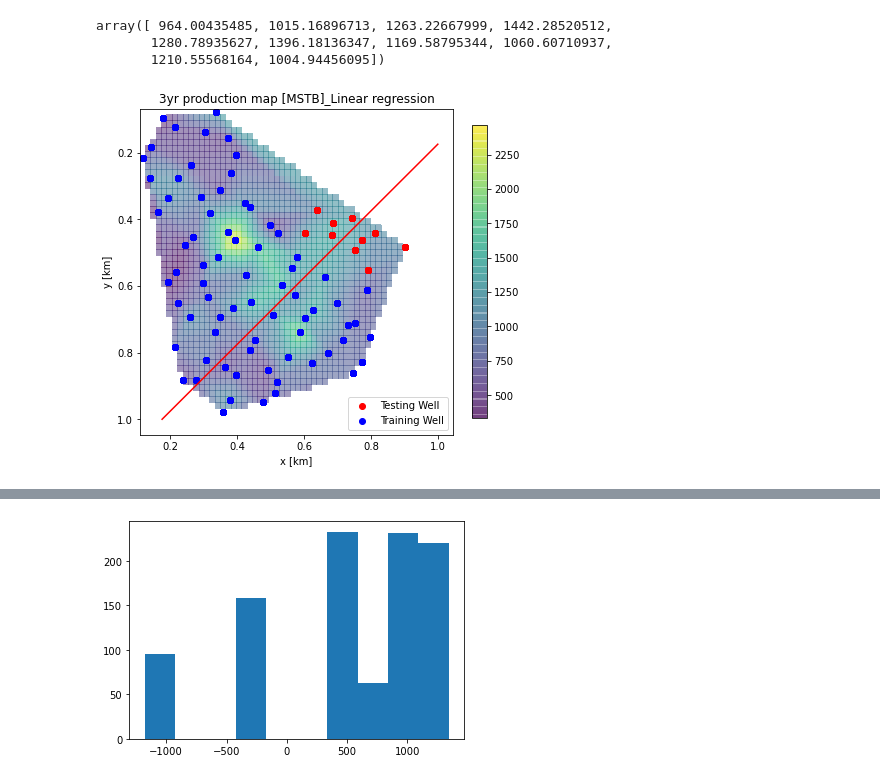
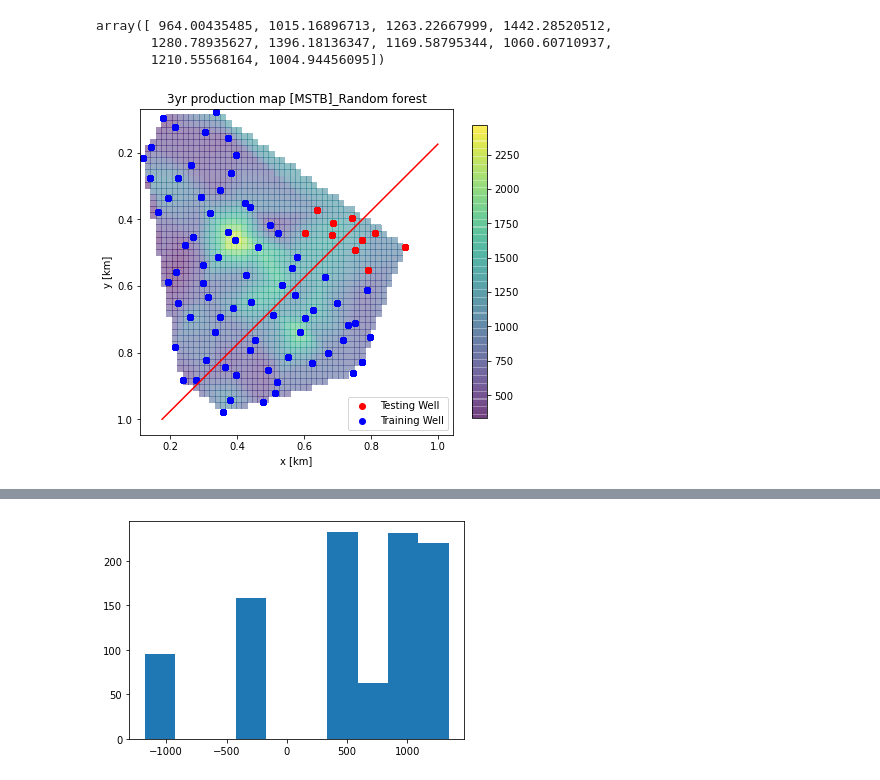
Before and after one commit to PGEHackathon/High-Risk-Low-Return, a Jupyter notebook: ML_scratchPaper.ipynb, the cells around one changed output, grey strips where cells are left out. Drawn from its saved outputs; the diff is of its cells as text; code cells hidden in the pictures.

```diff
--- a/ML_scratchPaper.ipynb
+++ b/ML_scratchPaper.ipynb
@@ -821,38 +821,30 @@ array([ 964.00435485, 1015.16896713, 1263.22667999, 1442.28520512,
 # %%
 from scipy.interpolate import interp2d
 from scipy.interpolate import LinearNDInterpolator
 
 ##Aggregate the data tfor plotting purpuse
 X_data = np.hstack((df_agg_merge_producer_train['X, m'].values, df_agg_preProducer['X, m'].values))
 Y_data = np.hstack((df_agg_merge_producer_train['Y, m'].values, df_agg_preProducer['Y, m'].values))
 Z_data = np.hstack((df_agg_merge_producer_target.values, predictionALL.mean(axis = 1)))
 
 X_prod3 = np.linspace(min(X_data), max(X_data))
 Y_prod3 = np.linspace(min(Y_data), max(Y_data))
 X_prod3, Y_prod3 = np.meshgrid(X_prod3, Y_prod3)
 interp = LinearNDInterpolator(list(zip(X_data, Y_data)), Z_data)
 Z_prod3 = interp(X_prod3, Y_prod3)
 
 fig, ax = plt.subplots(figsize = (7, 6))
 im0 = ax.pcolormesh(X_prod3, Y_prod3, Z_prod3, shading='auto', alpha = 0.5)
 ax.plot([10000/10000, 1750/10000], [1750/10000, 10000/10000], 'r')
 im1 = ax.scatter(df_preProducer_imputed_scale['X, m'], df_preProducer_imputed_scale['Y, m'], c = 'red')
 im2 = ax.scatter(df_producer_imputed_scale['X, m'], df_producer_imputed_scale['Y, m'], c = 'blue')
 
-#Plotting Well Number
-#wellNumberMarker = [x.split("_")[-1] for x in df_producer['Well_ID'].values]
-#for i, txt in enumerate(wellNumberMarker):
-#    ax.annotate(txt, ((df_producer['X, m'][i], df_producer['Y, m'][i])))
-#wellNumberMarker = [x.split("_")[-1] for x in df_preProc['Well_ID'].values]
-#for i, txt in enumerate(wellNumberMarker):
-#    ax.annotate(txt, ((df_preProc['X, m'][i], df_preProc['Y, m'][i])))
-
 ax.set_xlabel('x [km]')
 ax.set_ylabel('y [km]')
-ax.set_title('3yr production map [MSTB]_Linear regression')
+ax.set_title('3yr production map [MSTB]_Random forest')
 ax.legend([im1, im2], ['Testing Well', 'Training Well'])
 
 fig.colorbar(im0, ax = ax, shrink=0.9)
 plt.gca().invert_yaxis()
 # %% [output]
-[figure, old version]
+[figure, new version]
```
Also changed, not shown: parts of 4 cells of this notebook, 2 other files.
